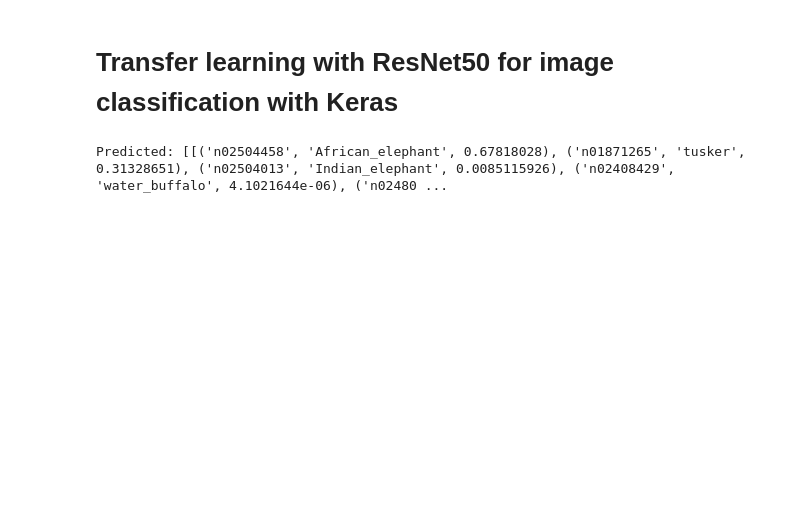
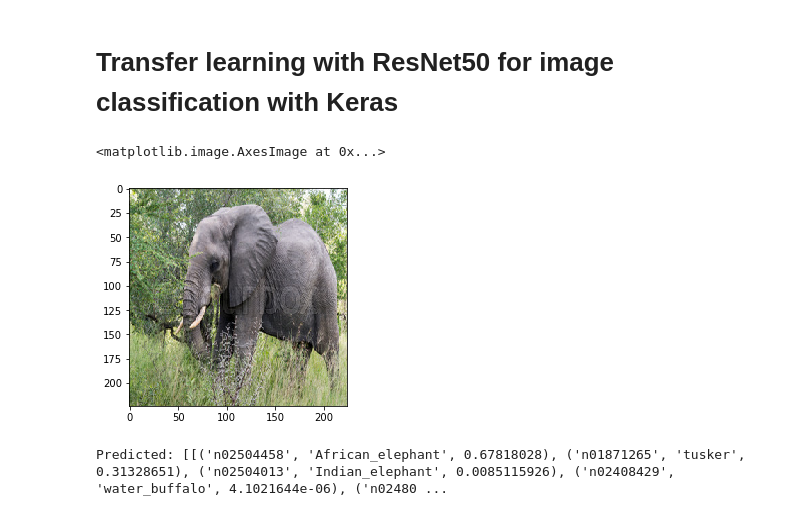
Before and after one commit to MaisnamNSingh/Deep-learning, a Jupyter notebook: Resnet50_image_classification.ipynb, the cells around one changed output. Cells and saved outputs as stored; diff of their text form; code cells hidden in the pictures; blank space fills up the shorter version.

```diff
--- a/Resnet50_image_classification.ipynb
+++ b/Resnet50_image_classification.ipynb
@@ -28,6 +30,11 @@ from keras.preprocessing import image
 img = image.load_img(img_path,target_size=(224,224))
 # %%
 x = image.img_to_array(img)
+# %%
+plt.imshow(x/255.)
+# %% [output]
+<matplotlib.image.AxesImage at 0x...>
+[figure, added]
 # %%
 import numpy as np
 # %%
```
Also changed, not shown: parts of 2 cells of this notebook.
